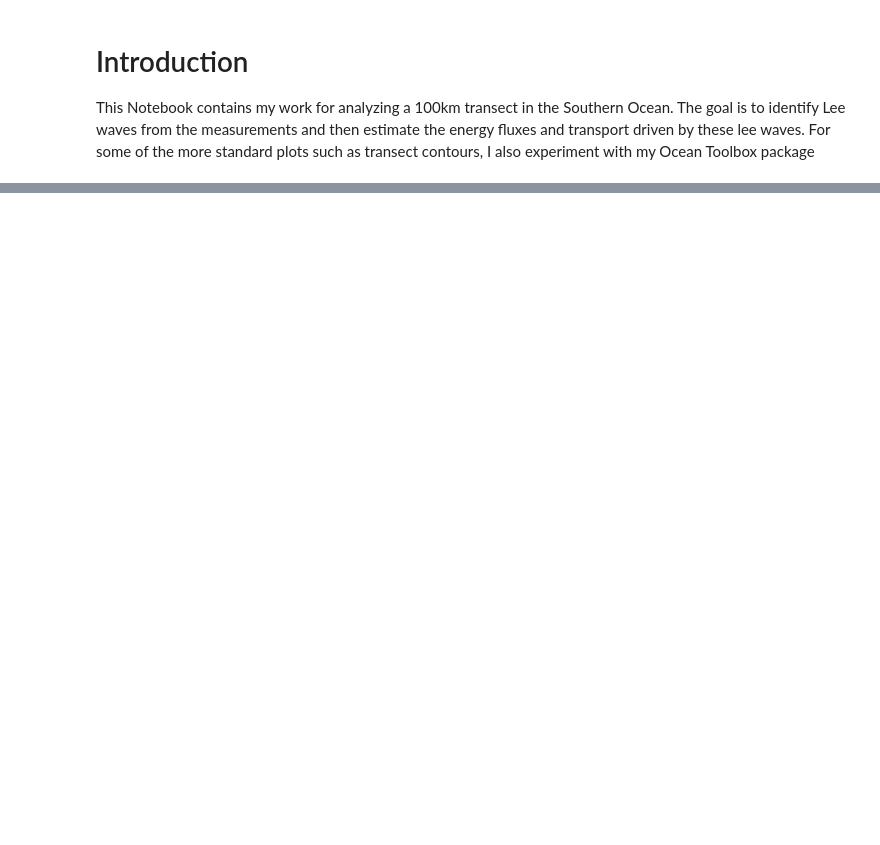
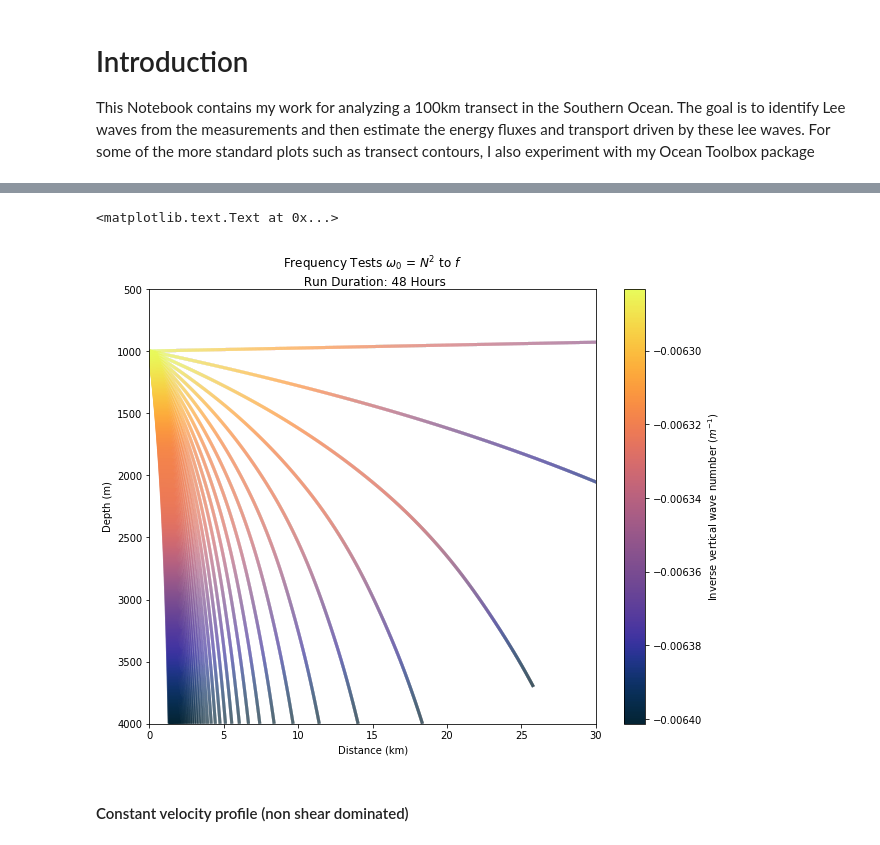
Before and after one commit to saltyPhysics/Lee_waves_dissertation, a Jupyter notebook: Lee_waves_v2.ipynb, the cells around one changed output, grey strips where cells are left out. Cells and saved outputs as stored; diff of their text form; code cells hidden in the pictures; blank space fills up the shorter version.

```diff
--- a/Lee_waves_v2.ipynb
+++ b/Lee_waves_v2.ipynb
@@ -314,0 +281,15 @@ plt.gca().grid(True, which="both", color='k', linestyle='dotted', linewidth=.2)
+# %%
+# Frequency Variations
+f = -0.00011686983432556936
+N = np.sqrt(np.nanmean(N2))
+omegas = np.linspace(f, -N, num=50)
+waves = [rt.wave(k=k1, l=l1, m=m1, w0=omega1, z0=z0) for omega1 in omegas]
+
+duration = 48
+tstep = 10
+status = 6
+seafloor = 4000
+for wave in waves:
+    wave.back3d(duration=duration, tstep=tstep,
+                status=status, seafloor=seafloor,
+                updates=False, print_run_report=False)
@@ -314,0 +314,25 @@ plt.gca().grid(True, which="both", color='k', linestyle='dotted', linewidth=.2)
+# %%
+# plot frequency variation
+wave_lines = []
+plt.figure(figsize=[10,8])
+for wave in waves:
+    wave_lines.append(oc.colorline(wave.x_ray.flatten(),
+                                   wave.z_ray.flatten(),
+                                   wave.m_ray.flatten(),
+                                  cmap=cmocean.cm.thermal,
+                                  norm=None))
+
+# Plot Rays
+plt.xlim(0,30)
+plt.ylim(500,4000)
+plt.gca().invert_yaxis()
+cb1 = plt.colorbar(wave_lines[0])
+cb1.set_label('Inverse vertical wave numnber ($m^{-1}$)')
+plt.title('Frequency Tests $\omega_0$ = $N^2$ to $f$ \n Run Duration: {} Hours'.format(duration))
+plt.xlabel('Distance (km)')
+plt.ylabel('Depth (m)')
+# %% [output]
+<matplotlib.text.Text at 0x...>
+[figure, added]
+# %% [markdown]
+#### Constant velocity profile (non shear dominated)
```
Also changed, not shown: parts of 32 cells of this notebook, 15 other files.
